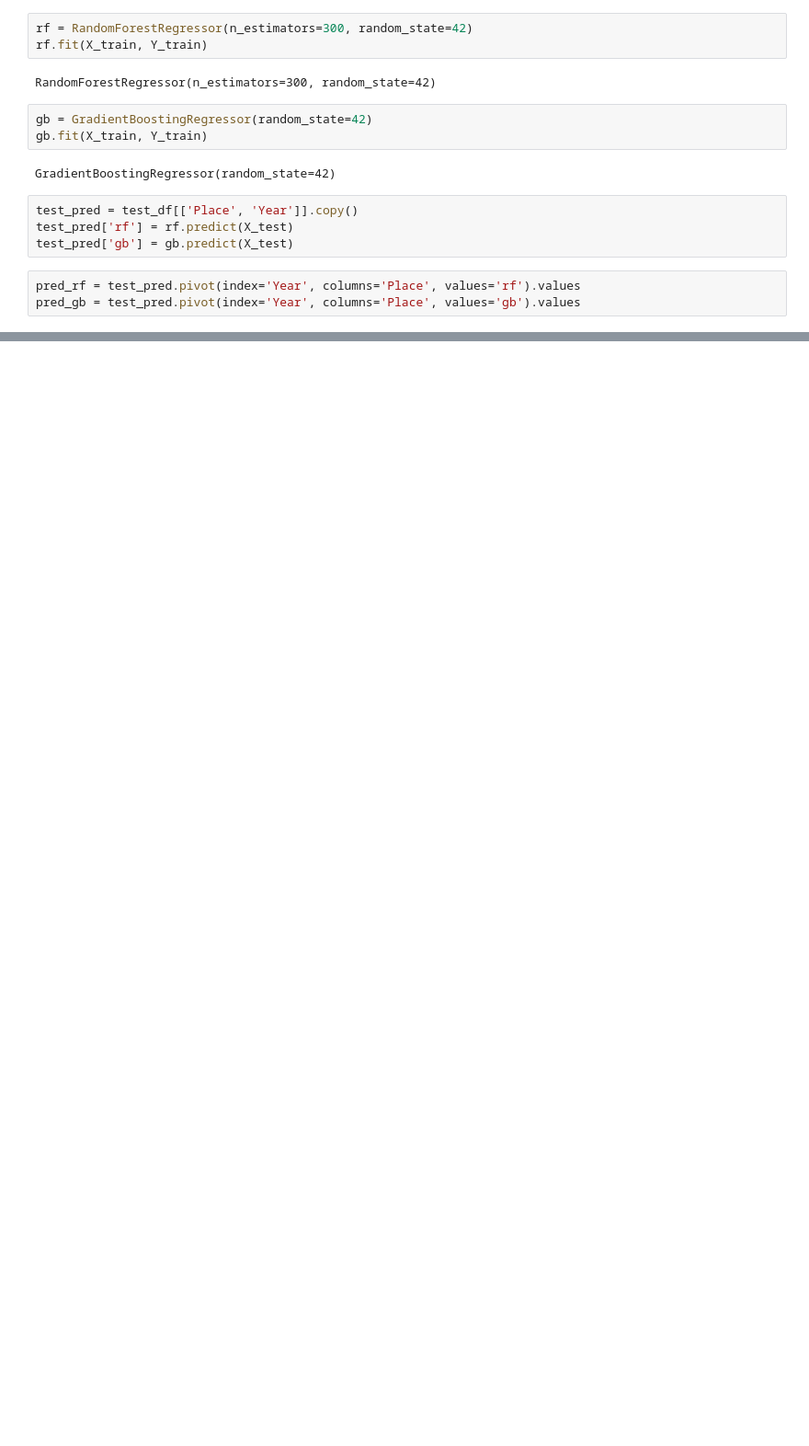
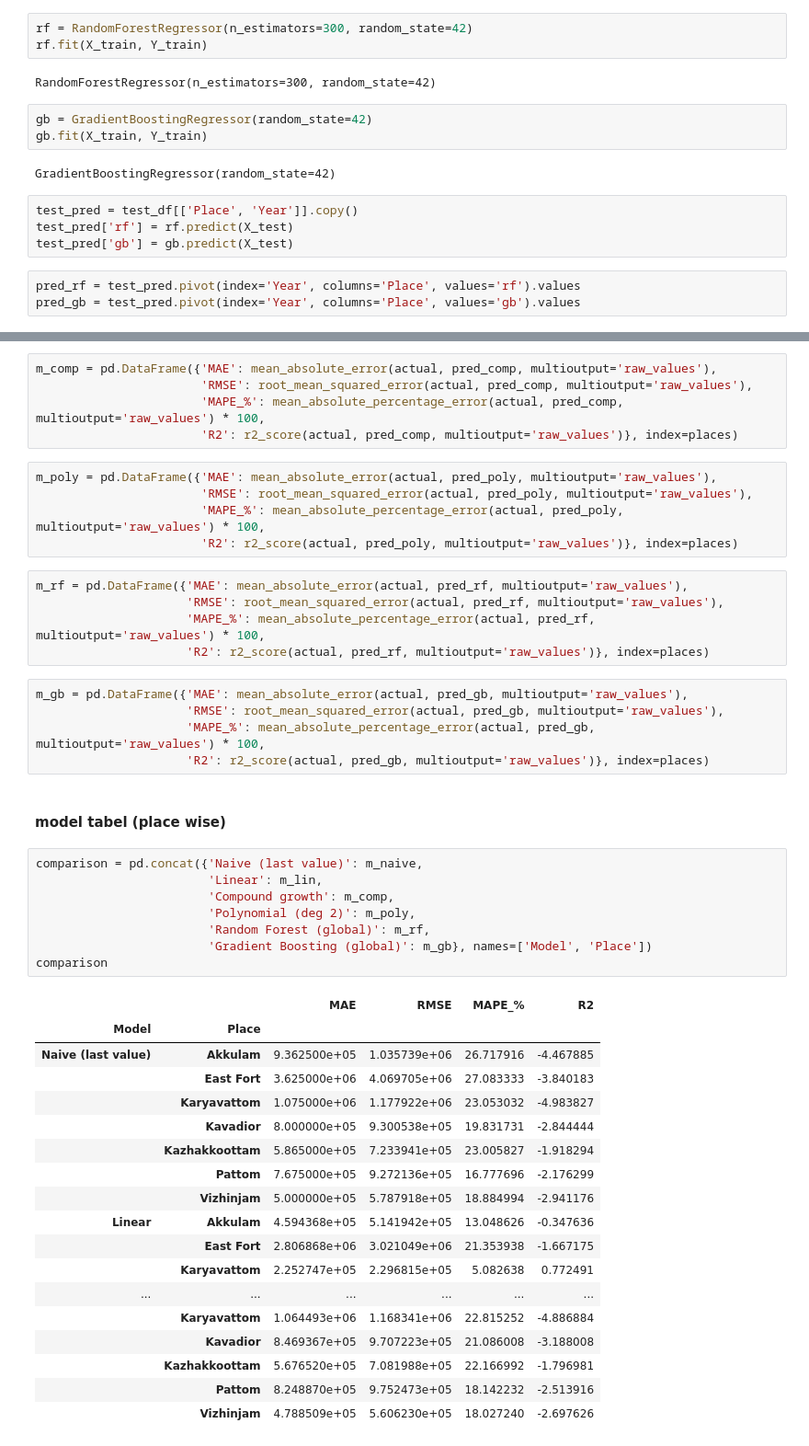
Before and after one commit to SREEHARI09/Land_price_prediction, a Jupyter notebook: Preprocessing.ipynb, the cells around one changed output, grey strips where cells are left out. Shown at 92% size. Drawn from its saved outputs; the diff is of its cells as text; blank space fills up the shorter version.

```diff
--- a/Preprocessing.ipynb
+++ b/Preprocessing.ipynb
@@ -186,0 +200,49 @@ pred_gb = test_pred.pivot(index='Year', columns='Place', values='gb').values
+# %%
+m_comp = pd.DataFrame({'MAE': mean_absolute_error(actual, pred_comp, multioutput='raw_values'),
+                       'RMSE': root_mean_squared_error(actual, pred_comp, multioutput='raw_values'),
+                       'MAPE_%': mean_absolute_percentage_error(actual, pred_comp, multioutput='raw_values') * 100,
+                       'R2': r2_score(actual, pred_comp, multioutput='raw_values')}, index=places)
+# %%
+m_poly = pd.DataFrame({'MAE': mean_absolute_error(actual, pred_poly, multioutput='raw_values'),
+                       'RMSE': root_mean_squared_error(actual, pred_poly, multioutput='raw_values'),
+                       'MAPE_%': mean_absolute_percentage_error(actual, pred_poly, multioutput='raw_values') * 100,
+                       'R2': r2_score(actual, pred_poly, multioutput='raw_values')}, index=places)
+# %%
+m_rf = pd.DataFrame({'MAE': mean_absolute_error(actual, pred_rf, multioutput='raw_values'),
+                     'RMSE': root_mean_squared_error(actual, pred_rf, multioutput='raw_values'),
+                     'MAPE_%': mean_absolute_percentage_error(actual, pred_rf, multioutput='raw_values') * 100,
+                     'R2': r2_score(actual, pred_rf, multioutput='raw_values')}, index=places)
+# %%
+m_gb = pd.DataFrame({'MAE': mean_absolute_error(actual, pred_gb, multioutput='raw_values'),
+                     'RMSE': root_mean_squared_error(actual, pred_gb, multioutput='raw_values'),
+                     'MAPE_%': mean_absolute_percentage_error(actual, pred_gb, multioutput='raw_values') * 100,
+                     'R2': r2_score(actual, pred_gb, multioutput='raw_values')}, index=places)
+# %% [markdown]
+#### model tabel (place wise)
+# %%
+comparison = pd.concat({'Naive (last value)': m_naive,
+                        'Linear': m_lin,
+                        'Compound growth': m_comp,
+                        'Polynomial (deg 2)': m_poly,
+                        'Random Forest (global)': m_rf,
+                        'Gradient Boosting (global)': m_gb}, names=['Model', 'Place'])
+comparison
+# %% [output]
+|  |  | MAE | RMSE | MAPE_% | R2 |
+| Model | Place |  |  |  |  |
+| Naive (last value) | Akkulam | 9.362500e+05 | 1.035739e+06 | 26.717916 | -4.467885 |
+|  | East Fort | 3.625000e+06 | 4.069705e+06 | 27.083333 | -3.840183 |
+|  | Karyavattom | 1.075000e+06 | 1.177922e+06 | 23.053032 | -4.983827 |
+|  | Kavadior | 8.000000e+05 | 9.300538e+05 | 19.831731 | -2.844444 |
+|  | Kazhakkoottam | 5.865000e+05 | 7.233941e+05 | 23.005827 | -1.918294 |
+|  | Pattom | 7.675000e+05 | 9.272136e+05 | 16.777696 | -2.176299 |
+|  | Vizhinjam | 5.000000e+05 | 5.787918e+05 | 18.884994 | -2.941176 |
+| Linear | Akkulam | 4.594368e+05 | 5.141942e+05 | 13.048626 | -0.347636 |
+|  | East Fort | 2.806868e+06 | 3.021049e+06 | 21.353938 | -1.667175 |
+|  | Karyavattom | 2.252747e+05 | 2.296815e+05 | 5.082638 | 0.772491 |
+| ... | ... | ... | ... | ... | ... |
+|  | Karyavattom | 1.064493e+06 | 1.168341e+06 | 22.815252 | -4.886884 |
+|  | Kavadior | 8.469367e+05 | 9.707223e+05 | 21.086008 | -3.188008 |
+|  | Kazhakkoottam | 5.676520e+05 | 7.081988e+05 | 22.166992 | -1.796981 |
+|  | Pattom | 8.248870e+05 | 9.752473e+05 | 18.142232 | -2.513916 |
+|  | Vizhinjam | 4.788509e+05 | 5.606230e+05 | 18.027240 | -2.697626 |
```
Also changed, not shown: parts of 25 cells of this notebook.
